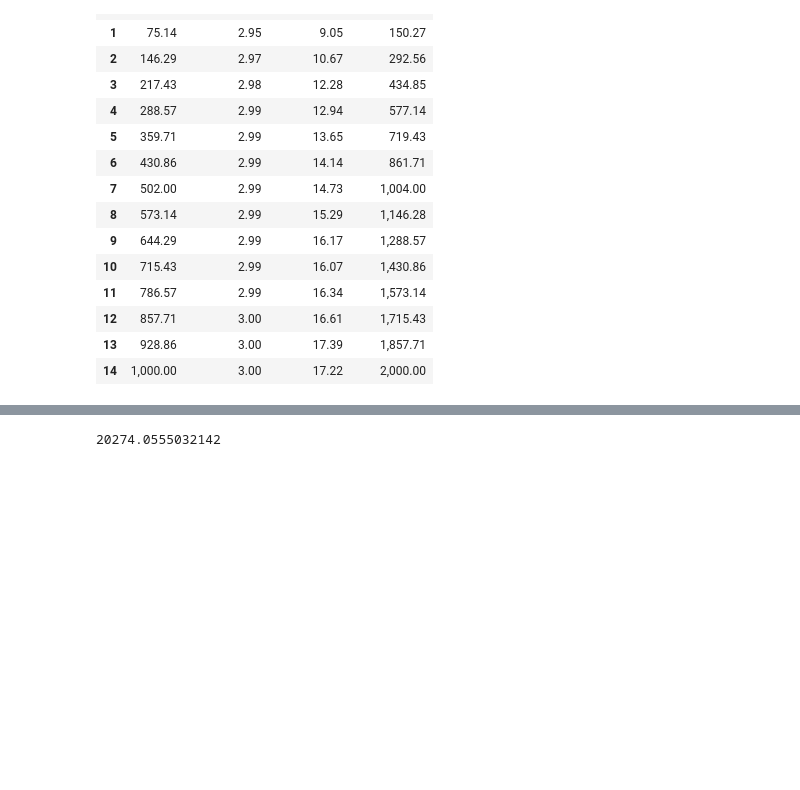
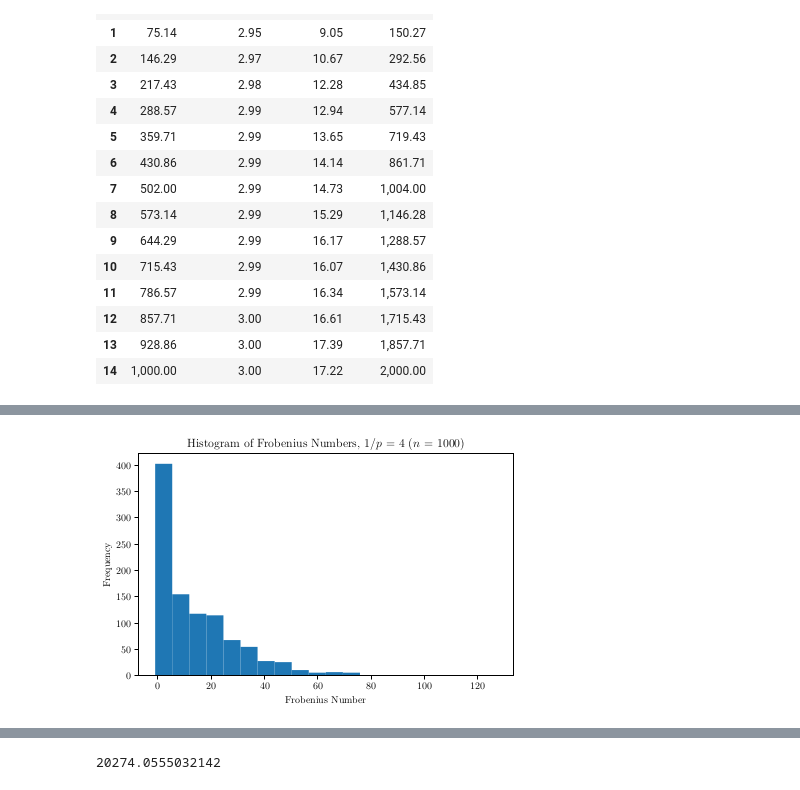
Before and after one commit to smoralesduarte/randnumsgps, a Jupyter notebook: erdossmgps.ipynb, the cells around one changed output, grey strips where cells are left out. Saved outputs shown, nothing was run; the diff lists cells and outputs as text; code cells hidden in the pictures; blank space fills up the shorter version.

```diff
--- a/erdossmgps.ipynb
+++ b/erdossmgps.ipynb
@@ -301,0 +359,9 @@ plt.plot(1/x, 3*np.log(1/x))
+# %%
+# Make a histogram of the embedding dimension
+plt.hist(frobenius_numbers[0], bins = 20)
+plt.xlabel('Frobenius Number')
+plt.ylabel('Frequency')
+plt.title('Histogram of Frobenius Numbers, $1/p$ = 4 ($n$ = 1000)')
+plt.savefig('frobenius_hist4.pgf')
+# %% [output]
+[figure, added]
```
Also changed, not shown: parts of 15 cells of this notebook.
